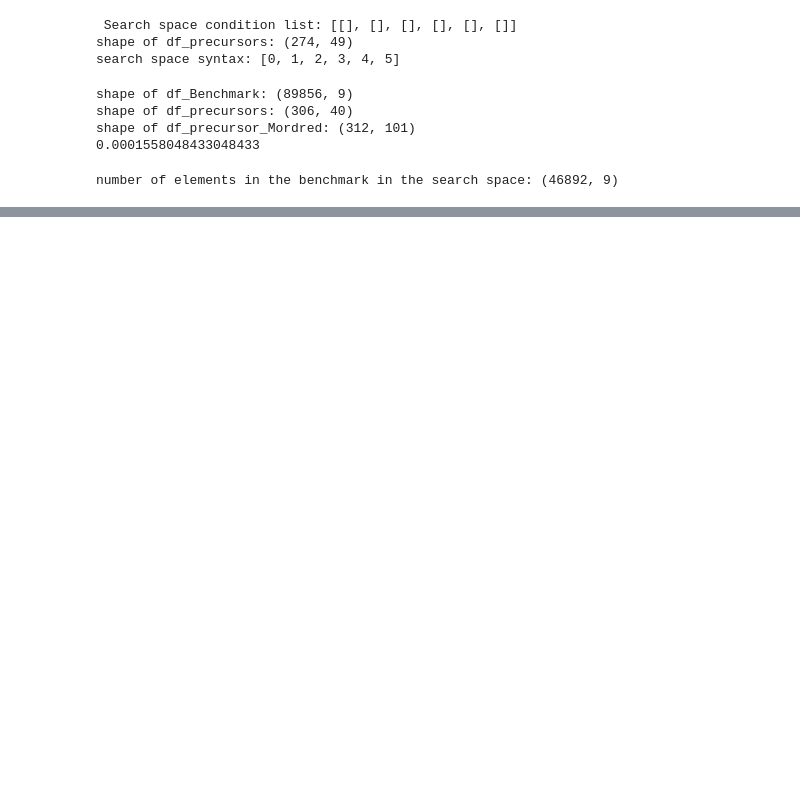
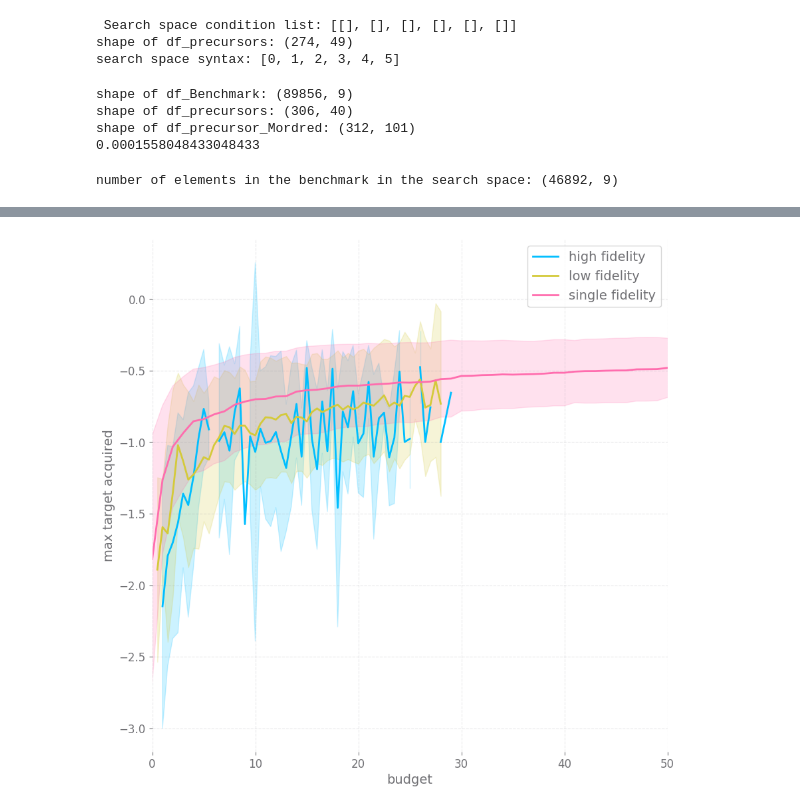
Before and after one commit to mohammedazzouzi15/STK_search, a Jupyter notebook: Example_notebooks/Test_MFBO.ipynb, the cells around one changed output, grey strips where cells are left out. Cells and saved outputs as stored; diff of their text form; code cells hidden in the pictures; blank space fills up the shorter version.

```diff
--- a/Example_notebooks/Test_MFBO.ipynb
+++ b/Example_notebooks/Test_MFBO.ipynb
@@ -213,7 +224,0 @@ df_summary_1
-# %%
-for keys in df_summary_1['key']:
-    print(keys)
-    print(len(results_dict[keys]))
-    res = results_dict[keys]
-    for results in res:
-        print(len(results['fitness_acquired']))
@@ -259,4 +224,0 @@ NameError: name 'res' is not defined
-# %%
-res[6]['searched_space_df']['target']= res[6]['fitness_acquired']
-res[6]['searched_space_df']['ids_acquired']= res[6]['ids_acquired']
-res[6]['searched_space_df'][res[6]['searched_space_df']['fidelity']==max(res[6]['searched_space_df']['fidelity'])]
@@ -362,0 +225,81 @@ def plot_simple_regret_MFBO(
+# %%
+%matplotlib inline
+import matplotlib.pyplot as plt
+
+def plot_maxtarget_MFBO(res,x_axis_label,fig,ax):
+    #res = results_dict[key]
+    df_list_res = []
+    #x_axis_label = 'budget'# 'budget'
+    for _res in res:
+        _res['searched_space_df']['target']=_res['fitness_acquired']
+        _res['searched_space_df']['ids_acquired']= _res['ids_acquired']
+        _res['searched_space_df']['budget']=  _res['searched_space_df']['fidelity'].cumsum()
+        _res['searched_space_df']['max_target']  = _res['searched_space_df']['target'].cummax().copy()
+        _res['searched_space_df'].loc[_res['searched_space_df']['fidelity']==min(_res['searched_space_df']['fidelity']),'max_target_low'] = _res['searched_space_df'][_res['searched_space_df']['fidelity']==min(_res['searched_space_df']['fidelity'])]['target'].cummax().copy()
+        _res['searched_space_df'].loc[_res['searched_space_df']['fidelity']==max(_res['searched_space_df']['fidelity']),'max_target_high'] = _res['searched_space_df'][_res['searched_space_df']['fidelity']==max(_res['searched_space_df']['fidelity'])]['target'].cummax().copy()
+        df_list_res.append(_res['searched_space_df'])
+    df_all = pd.concat(df_list_res)
+    df_all = df_all.groupby([x_axis_label]).agg(
+                        {'target':['mean','std'],'max_target_low':['mean','std'],'max_target_high':['mean','std']})
+    df_all= df_all.reset_index()
+    ax.plot(df_all[x_axis_label],df_all['max_target_high']['mean'],label='high fidelity',color = "#00BEFF")
+    ax.plot(df_all[x_axis_label],df_all['max_target_low']['mean'],label='low fidelity',color = "#D4CA3A")
+    ax.fill_between(
+            df_all[x_axis_label],
+            df_all['max_target_high']['mean'] - df_all['max_target_high']['std'],
+            df_all['max_target_high']['mean'] + df_all['max_target_high']['std'],  #
+            alpha=0.2,
+            ec="None",
+            color="#00BEFF",
+        )
+    ax.fill_between(
+            df_all[x_axis_label],
+            df_all['max_target_low']['mean'] - df_all['max_target_low']['std'],
+            df_all['max_target_low']['mean'] + df_all['max_target_low']['std'],  #
+            alpha=0.2,
+            ec="None",
+            color="#D4CA3A",
+        )
+    ax.set_ylabel('max target acquired')
+    ax.set_xlabel(x_axis_label)
+
+    ax.legend()
+    return fig,ax
+def plot_maxtarget_singleFidelity(res,x_axis_label,fig,ax):
+    #res = results_dict[key]
+    df_list_res = []
+    #x_axis_label = 'budget'# 'budget'
+    for _res in res:
+        _res['searched_space_df']['target']=_res['fitness_acquired']
+        _res['searched_space_df']['ids_acquired']= _res['ids_acquired']
+        #_res['searched_space_df']['budget']= _res['searched_space_df']['fidelity']*res[6]['searched_space_df']['ids_acquired']
+        _res['searched_space_df']['budget']=  _res['searched_space_df']['ids_acquired']
+        _res['searched_space_df']['max_target']  = _res['searched_space_df']['target'].cummax().copy()
+
+        df_list_res.append(_res['searched_space_df'])
+    df_all = pd.concat(df_list_res)
+    df_all = df_all.groupby([x_axis_label]).agg(
+                        {'target':['mean','std'],'max_target':['mean','std']})
+    df_all= df_all.reset_index()
+    ax.plot(df_all[x_axis_label],df_all['max_target']['mean'],label='single fidelity',color = "#FF6DAE")
+    ax.fill_between(
+            df_all[x_axis_label],
+            df_all['max_target']['mean'] - df_all['max_target']['std'],
+            df_all['max_target']['mean'] + df_all['max_target']['std'],  #
+            alpha=0.2,
+            ec="None",
+            color="#FF6DAE",
+        )
+    ax.set_ylabel('max target acquired')
+    ax.set_xlabel(x_axis_label)
+
+    ax.legend()
+    return fig,ax
+
+fig,ax = plt.subplots(1,1,figsize=(10,10))
+key = df_summary_1['key'].iloc[3]
+fig,ax = plot_maxtarget_MFBO(results_dict[key],'budget',fig,ax)
+key = df_summary_1['key'].iloc[0]
+fig,ax = plot_maxtarget_singleFidelity(results_dict[key],'budget',fig,ax)
+ax.set_xlim(0,50)
+# %% [output]
@@ -363,2 +307,3 @@ def plot_simple_regret_MFBO(
+[figure, added]
 # %%
 ## test mfbo acquisition function
```
Also changed, not shown: parts of 21 cells of this notebook, 5 other files.
